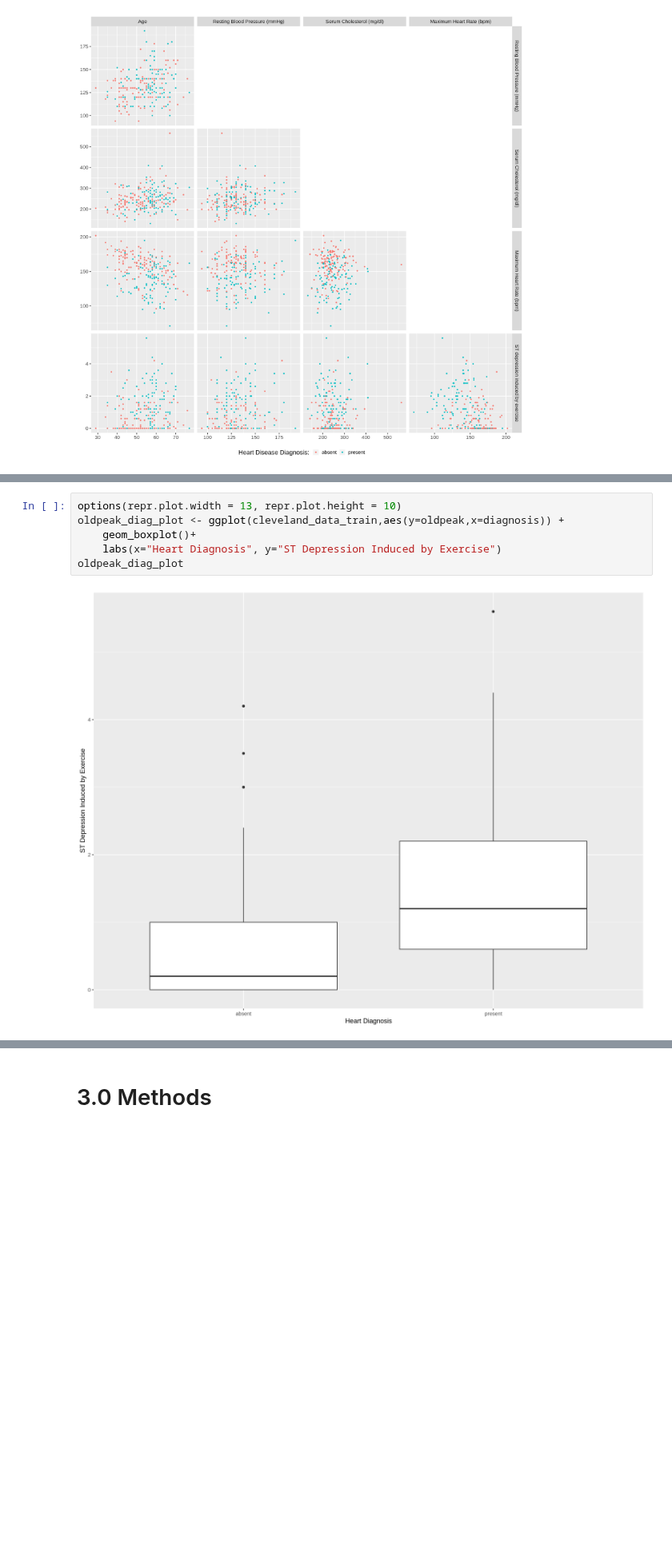
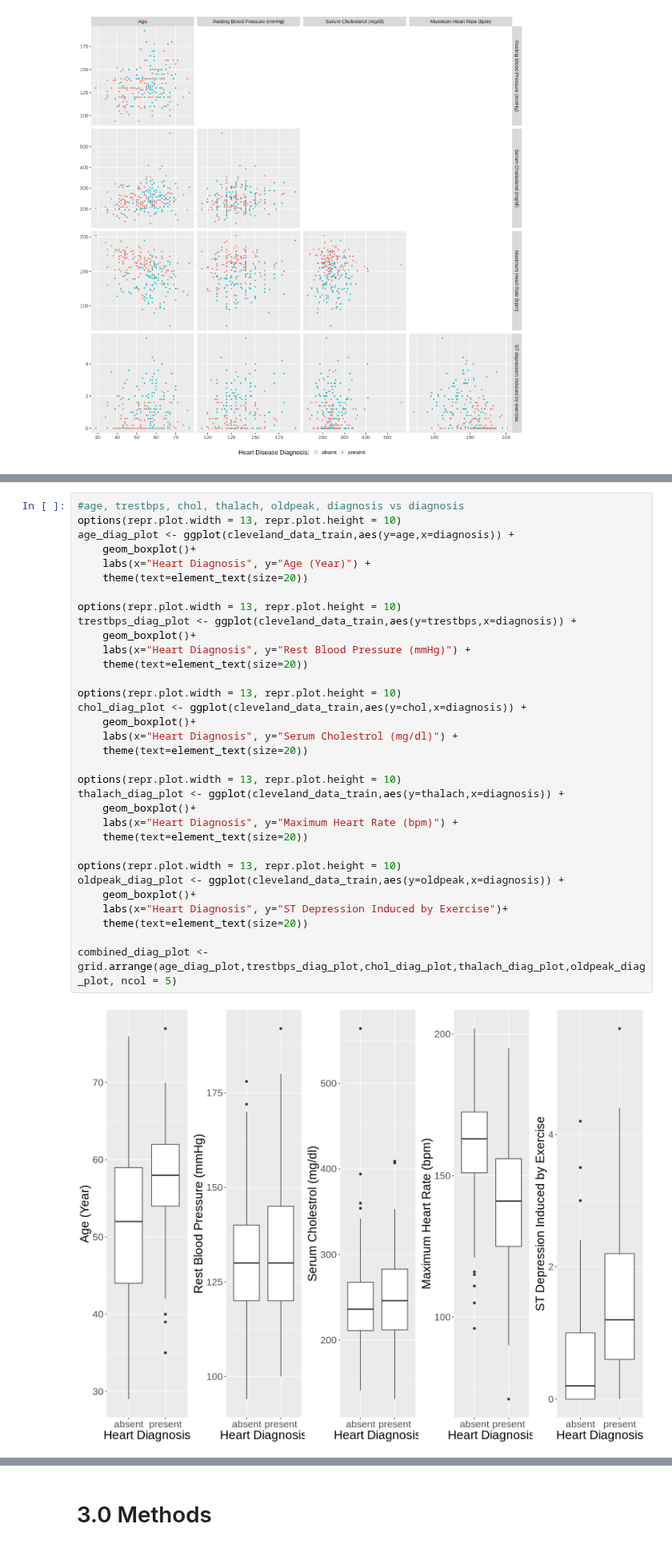
Before and after one commit to duffydu/dsci100-project, a Jupyter notebook: DSCI100_project_proposal.ipynb, the cells around one changed output, grey strips where cells are left out. Shown at 80% size. Cells and saved outputs as stored; diff of their text form; blank space fills up the shorter version.

```diff
--- a/DSCI100_project_proposal.ipynb
+++ b/DSCI100_project_proposal.ipynb
@@ -281,11 +220,38 @@ thalach_diag_plot
-# %%
-options(repr.plot.width = 13, repr.plot.height = 10)
-oldpeak_diag_plot <- ggplot(cleveland_data_train,aes(y=oldpeak,x=diagnosis)) +
-    geom_boxplot()+
-    labs(x="Heart Diagnosis", y="ST Depression Induced by Exercise")
-oldpeak_diag_plot
-# %% [output]
-[figure, removed]
+# %%
+#age, trestbps, chol, thalach, oldpeak, diagnosis vs diagnosis
+options(repr.plot.width = 13, repr.plot.height = 10)
+age_diag_plot <- ggplot(cleveland_data_train,aes(y=age,x=diagnosis)) +
+    geom_boxplot()+
+    labs(x="Heart Diagnosis", y="Age (Year)") +
+    theme(text=element_text(size=20))
+
+options(repr.plot.width = 13, repr.plot.height = 10)
+trestbps_diag_plot <- ggplot(cleveland_data_train,aes(y=trestbps,x=diagnosis)) +
+    geom_boxplot()+
+    labs(x="Heart Diagnosis", y="Rest Blood Pressure (mmHg)") +
+    theme(text=element_text(size=20))
+
+options(repr.plot.width = 13, repr.plot.height = 10)
+chol_diag_plot <- ggplot(cleveland_data_train,aes(y=chol,x=diagnosis)) +
+    geom_boxplot()+
+    labs(x="Heart Diagnosis", y="Serum Cholestrol (mg/dl)") +
+    theme(text=element_text(size=20))
+
+options(repr.plot.width = 13, repr.plot.height = 10)
+thalach_diag_plot <- ggplot(cleveland_data_train,aes(y=thalach,x=diagnosis)) +
+    geom_boxplot()+
+    labs(x="Heart Diagnosis", y="Maximum Heart Rate (bpm)") +
+    theme(text=element_text(size=20))
+
+options(repr.plot.width = 13, repr.plot.height = 10)
+oldpeak_diag_plot <- ggplot(cleveland_data_train,aes(y=oldpeak,x=diagnosis)) +
+    geom_boxplot()+
+    labs(x="Heart Diagnosis", y="ST Depression Induced by Exercise")+
+    theme(text=element_text(size=20))
+
+combined_diag_plot <- grid.arrange(age_diag_plot,trestbps_diag_plot,chol_diag_plot,thalach_diag_plot,oldpeak_diag_plot, ncol = 5)
+# %% [output]
+[figure, added]
 # %% [markdown]
 ### <img  src="https://oercommons.s3.amazonaws.com/media/courseware/lesson/image/Human-heart-clipart-5.jpg" width="30"/> 2.3.3 Analysis of Graphs<a id='analysis'></a>
 # %% [markdown]
```
Also changed, not shown: parts of 11 cells of this notebook.
